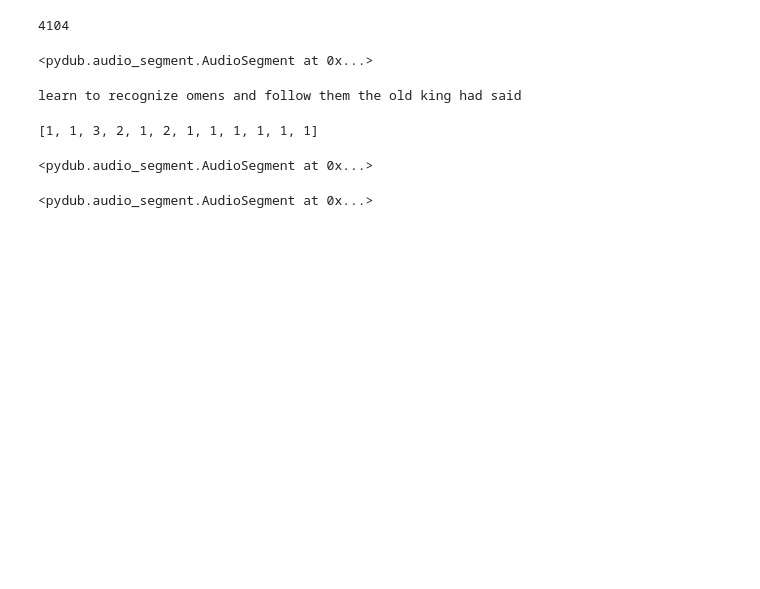
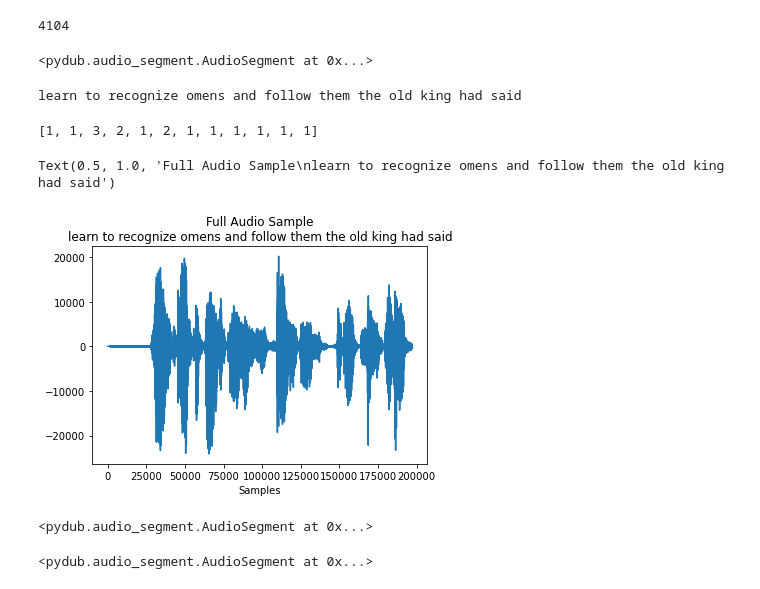
Before and after one commit to anbillinger/capstone, a Jupyter notebook: EDA.ipynb, the cells around one changed output. Saved outputs shown, nothing was run; the diff lists cells and outputs as text; code cells hidden in the pictures; blank space fills up the shorter version.

```diff
--- a/EDA.ipynb
+++ b/EDA.ipynb
@@ -52,6 +52,18 @@ syllables(a_text)
 # %% [output]
 learn to recognize omens and follow them the old king had said
 [1, 1, 3, 2, 1, 2, 1, 1, 1, 1, 1, 1]
+# %%
+import numpy as np
+import matplotlib.pyplot as plt
+%matplotlib inline
+
+full = np.array(audio.get_array_of_samples())
+plt.plot(range(len(full)),full)
+plt.xlabel('Samples')
+plt.title(f'Full Audio Sample\n{a_text}')
+# %% [output]
+Text(0.5, 1.0, 'Full Audio Sample\nlearn to recognize omens and follow them the old king had said')
+[figure, added]
 # %%
 def match_target_amplitude(sound, target_dBFS):
     change_in_dBFS = target_dBFS - sound.dBFS
```
Also changed, not shown: parts of 6 cells of this notebook, 11 other files.
